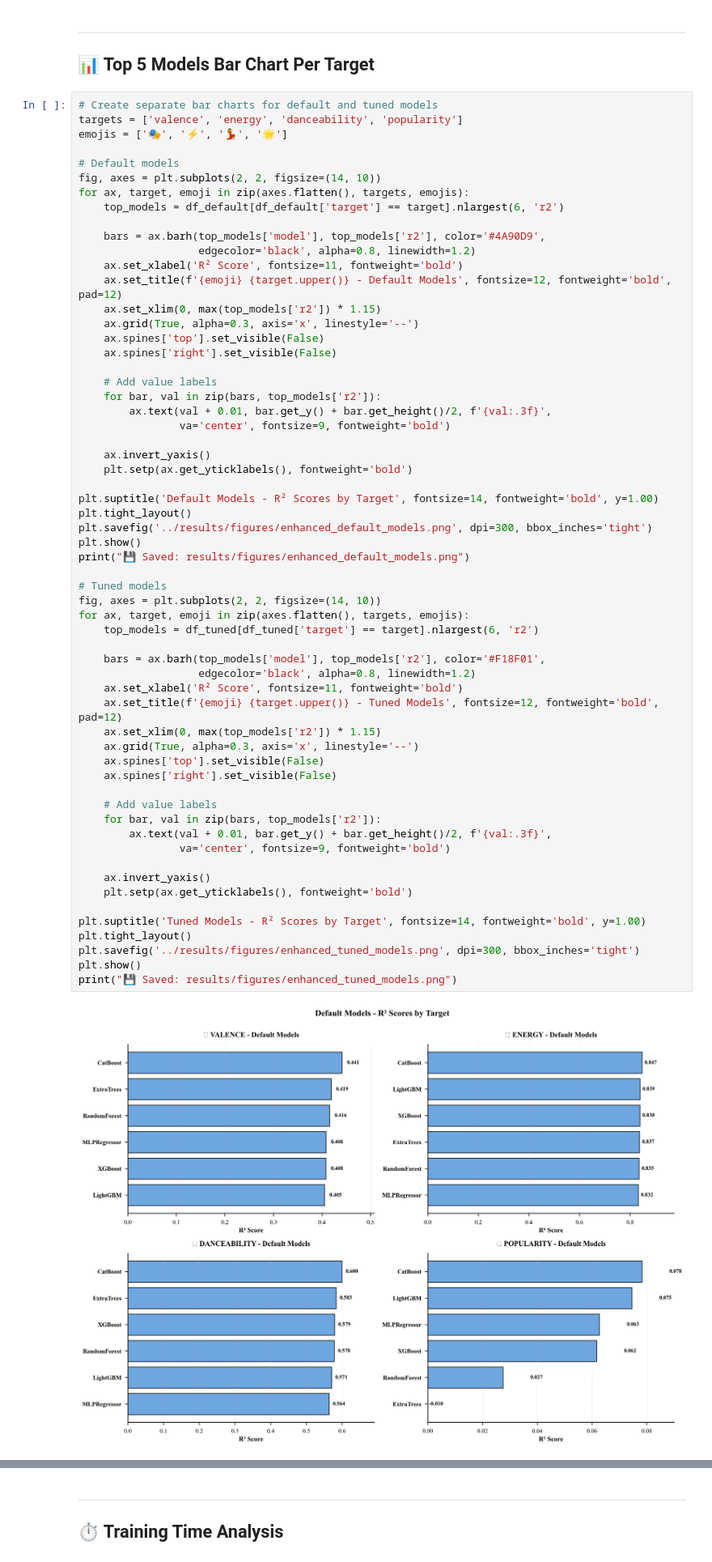
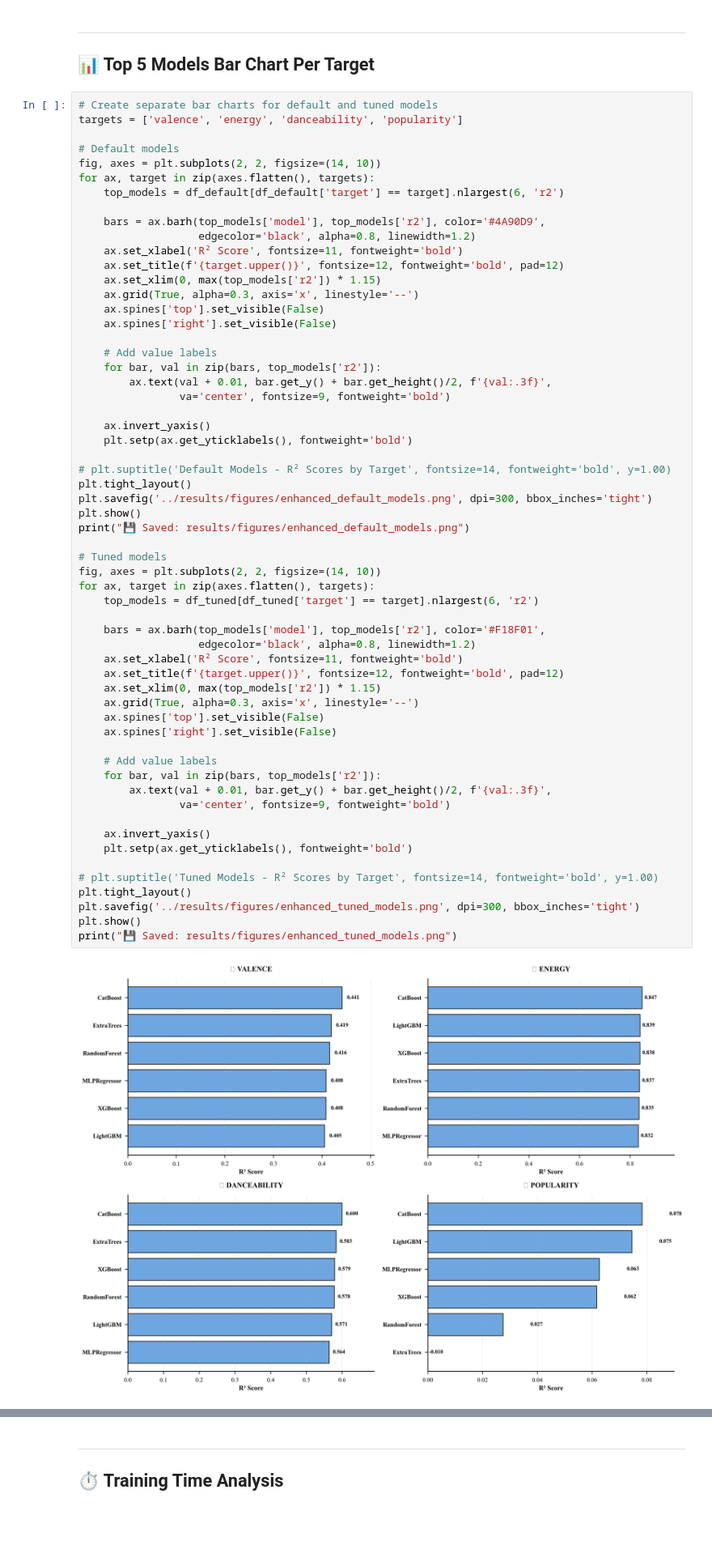
Before and after one commit to essteec/music-prediction, a Jupyter notebook: notebooks/04-2_enhanced_models_analysis.ipynb, the cells around one changed output, grey strips where cells are left out. Shown at 81% size. Cells and saved outputs as stored; diff of their text form; blank space fills up the shorter version.

```diff
--- a/notebooks/04-2_enhanced_models_analysis.ipynb
+++ b/notebooks/04-2_enhanced_models_analysis.ipynb
@@ -333,17 +333,16 @@ print("💾 Saved: results/figures/enhanced_r2_heatmap_comparison.png")
 # %%
 # Create separate bar charts for default and tuned models
 targets = ['valence', 'energy', 'danceability', 'popularity']
-emojis = ['🎭', '⚡', '💃', '🌟']
 
 # Default models
 fig, axes = plt.subplots(2, 2, figsize=(14, 10))
-for ax, target, emoji in zip(axes.flatten(), targets, emojis):
+for ax, target in zip(axes.flatten(), targets):
     top_models = df_default[df_default['target'] == target].nlargest(6, 'r2')
 
     bars = ax.barh(top_models['model'], top_models['r2'], color='#4A90D9',
                    edgecolor='black', alpha=0.8, linewidth=1.2)
     ax.set_xlabel('R² Score', fontsize=11, fontweight='bold')
-    ax.set_title(f'{emoji} {target.upper()} - Default Models', fontsize=12, fontweight='bold', pad=12)
+    ax.set_title(f'{target.upper()}', fontsize=12, fontweight='bold', pad=12)
     ax.set_xlim(0, max(top_models['r2']) * 1.15)
     ax.grid(True, alpha=0.3, axis='x', linestyle='--')
     ax.spines['top'].set_visible(False)
@@ -357,39 +356,39 @@ for ax, target, emoji in zip(axes.flatten(), targets, emojis):
     ax.invert_yaxis()
     plt.setp(ax.get_yticklabels(), fontweight='bold')
 
-plt.suptitle('Default Models - R² Scores by Target', fontsize=14, fontweight='bold', y=1.00)
+# plt.suptitle('Default Models - R² Scores by Target', fontsize=14, fontweight='bold', y=1.00)
 plt.tight_layout()
 plt.savefig('../results/figures/enhanced_default_models.png', dpi=300, bbox_inches='tight')
 plt.show()
 print("💾 Saved: results/figures/enhanced_default_models.png")
 
 # Tuned models
 fig, axes = plt.subplots(2, 2, figsize=(14, 10))
-for ax, target, emoji in zip(axes.flatten(), targets, emojis):
+for ax, target in zip(axes.flatten(), targets):
     top_models = df_tuned[df_tuned['target'] == target].nlargest(6, 'r2')
 
     bars = ax.barh(top_models['model'], top_models['r2'], color='#F18F01',
                    edgecolor='black', alpha=0.8, linewidth=1.2)
     ax.set_xlabel('R² Score', fontsize=11, fontweight='bold')
-    ax.set_title(f'{emoji} {target.upper()} - Tuned Models', fontsize=12, fontweight='bold', pad=12)
+    ax.set_title(f'{target.upper()}', fontsize=12, fontweight='bold', pad=12)
     ax.set_xlim(0, max(top_models['r2']) * 1.15)
     ax.grid(True, alpha=0.3, axis='x', linestyle='--')
     ax.spines['top'].set_visible(False)
     ax.spines['right'].set_visible(False)
 
     # Add value labels
     for bar, val in zip(bars, top_models['r2']):
         ax.text(val + 0.01, bar.get_y() + bar.get_height()/2, f'{val:.3f}',
                 va='center', fontsize=9, fontweight='bold')
 
     ax.invert_yaxis()
     plt.setp(ax.get_yticklabels(), fontweight='bold')
 
-plt.suptitle('Tuned Models - R² Scores by Target', fontsize=14, fontweight='bold', y=1.00)
+# plt.suptitle('Tuned Models - R² Scores by Target', fontsize=14, fontweight='bold', y=1.00)
 plt.tight_layout()
 plt.savefig('../results/figures/enhanced_tuned_models.png', dpi=300, bbox_inches='tight')
 plt.show()
 print("💾 Saved: results/figures/enhanced_tuned_models.png")
 # %% [output]
-[figure, old version]
+[figure, new version]
 💾 Saved: results/figures/enhanced_default_models.png
```
Also changed, not shown: parts of 1 cell of this notebook, 8 other files.
